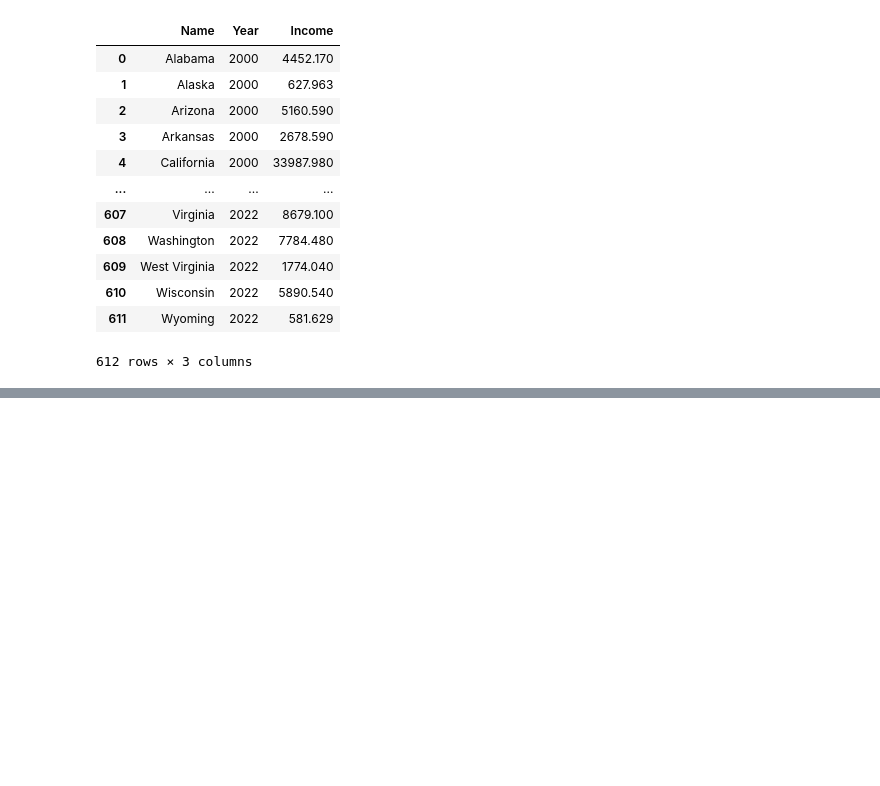
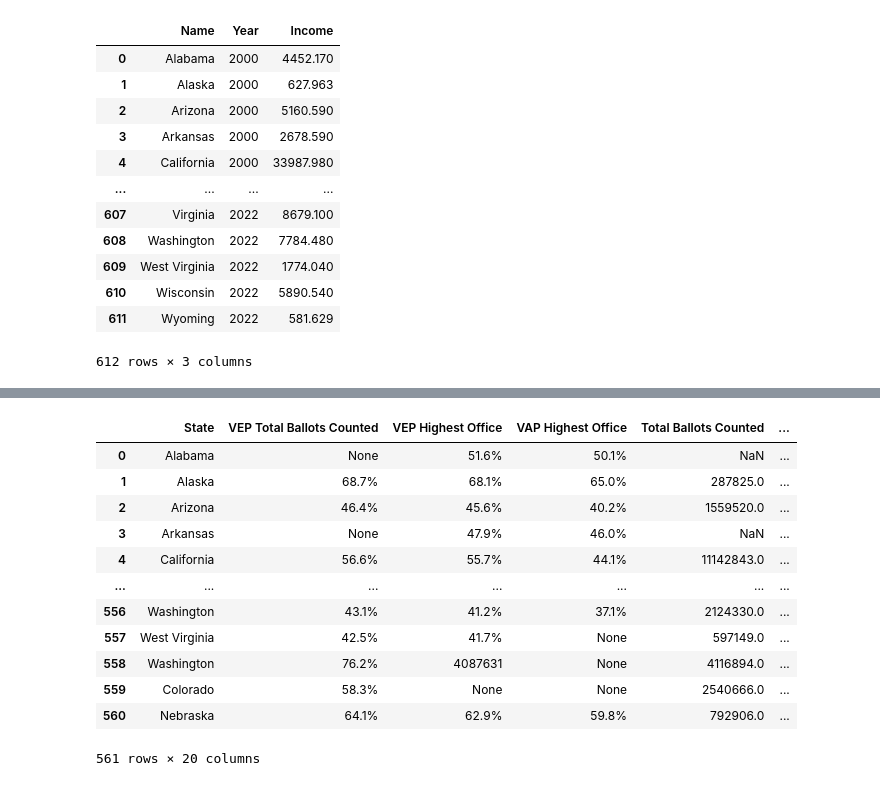
Before and after one commit to nikhilc52/info2950, a Jupyter notebook: ElectionDemographics.ipynb, the cells around one changed output, grey strips where cells are left out. Cells and saved outputs as stored; diff of their text form; code cells hidden in the pictures; blank space fills up the shorter version.

```diff
--- a/ElectionDemographics.ipynb
+++ b/ElectionDemographics.ipynb
@@ -142,0 +227,27 @@ income
+# %%
+#merging everything together
+
+election_demographics = duckdb.sql("""SELECT * FROM election_year_data
+                                   LEFT JOIN education ON election_year_data.State = education.Name AND election_year_data.Year = education.Year""").df()
+
+election_demographics = duckdb.sql("""SELECT * FROM election_demographics
+                                   LEFT JOIN income ON election_demographics.State = income.Name AND election_demographics.Year = income.Year""").df()
+
+election_demographics = duckdb.sql("""SELECT * FROM election_demographics
+                                   LEFT JOIN income ON election_demographics.State = income.Name AND election_demographics.Year = income.Year""").df()
+
+election_demographics
+# %% [output]
+|  | State | VEP Total Ballots Counted | VEP Highest Office | VAP Highest Office | Total Ballots Counted | ... |
+| 0 | Alabama | None | 51.6% | 50.1% | NaN | ... |
+| 1 | Alaska | 68.7% | 68.1% | 65.0% | 287825.0 | ... |
+| 2 | Arizona | 46.4% | 45.6% | 40.2% | 1559520.0 | ... |
+| 3 | Arkansas | None | 47.9% | 46.0% | NaN | ... |
+| 4 | California | 56.6% | 55.7% | 44.1% | 11142843.0 | ... |
+| ... | ... | ... | ... | ... | ... | ... |
+| 556 | Washington | 43.1% | 41.2% | 37.1% | 2124330.0 | ... |
+| 557 | West Virginia | 42.5% | 41.7% | None | 597149.0 | ... |
+| 558 | Washington | 76.2% | 4087631 | None | 4116894.0 | ... |
+| 559 | Colorado | 58.3% | None | None | 2540666.0 | ... |
+| 560 | Nebraska | 64.1% | 62.9% | 59.8% | 792906.0 | ... |
+561 rows × 20 columns
```
Also changed, not shown: parts of 5 cells of this notebook, 3 other files.
